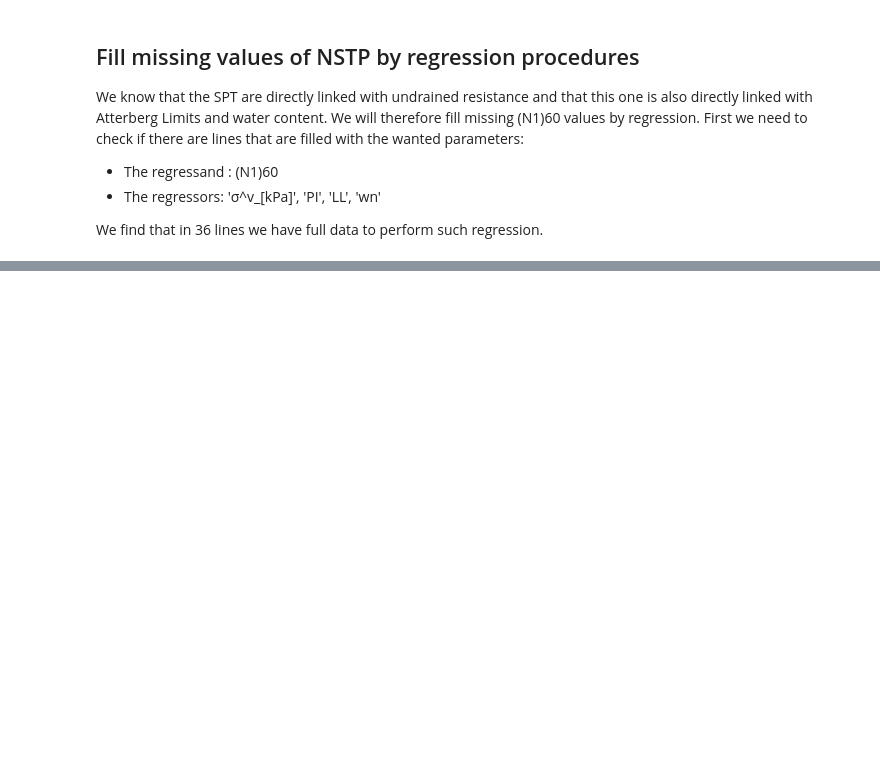
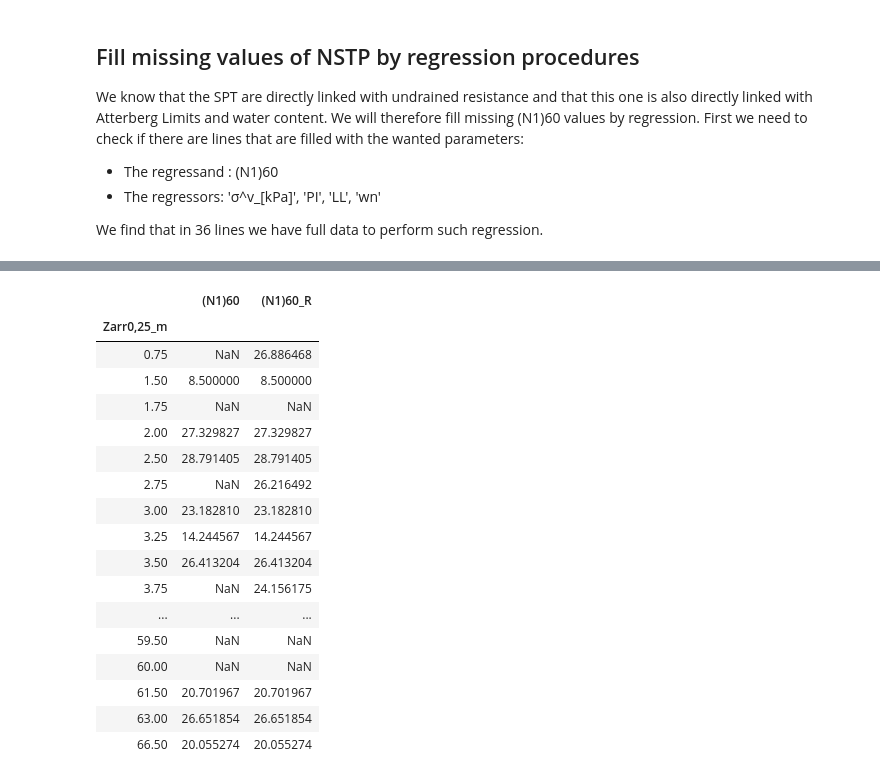
Before and after one commit to fabrizioperuzzo/bayesian_analysis_geotech, a Jupyter notebook: P6_Bayesian_analysis.ipynb, the cells around one changed output, grey strips where cells are left out. Cells and saved outputs as stored; diff of their text form; code cells hidden in the pictures; blank space fills up the shorter version.

```diff
--- a/Untitled.ipynb
+++ b/P6_Bayesian_analysis.ipynb
@@ -304,0 +379,26 @@ missing_data_df['horsepower']= missing_data_df.apply(
+# %%
+dfg['(N1)60_R']= dfg.apply(
+    lambda row:
+            sptc1 * row['σ^v_[kPa]'] + sptc2 * row.PI + sptc3 * row.LL + sptc4 * row.wn + sptc0
+            if np.isnan(row['(N1)60']) else row['(N1)60'], axis=1)
+# %%
+dfg[['(N1)60','(N1)60_R']]
+# %% [output]
+|  | (N1)60 | (N1)60_R |
+| Zarr0,25_m |  |  |
+| 0.75 | NaN | 26.886468 |
+| 1.50 | 8.500000 | 8.500000 |
+| 1.75 | NaN | NaN |
+| 2.00 | 27.329827 | 27.329827 |
+| 2.50 | 28.791405 | 28.791405 |
+| 2.75 | NaN | 26.216492 |
+| 3.00 | 23.182810 | 23.182810 |
+| 3.25 | 14.244567 | 14.244567 |
+| 3.50 | 26.413204 | 26.413204 |
+| 3.75 | NaN | 24.156175 |
+| ... | ... | ... |
+| 59.50 | NaN | NaN |
+| 60.00 | NaN | NaN |
+| 61.50 | 20.701967 | 20.701967 |
+| 63.00 | 26.651854 | 26.651854 |
+| 66.50 | 20.055274 | 20.055274 |
```
Also changed, not shown: parts of 26 cells of this notebook.
